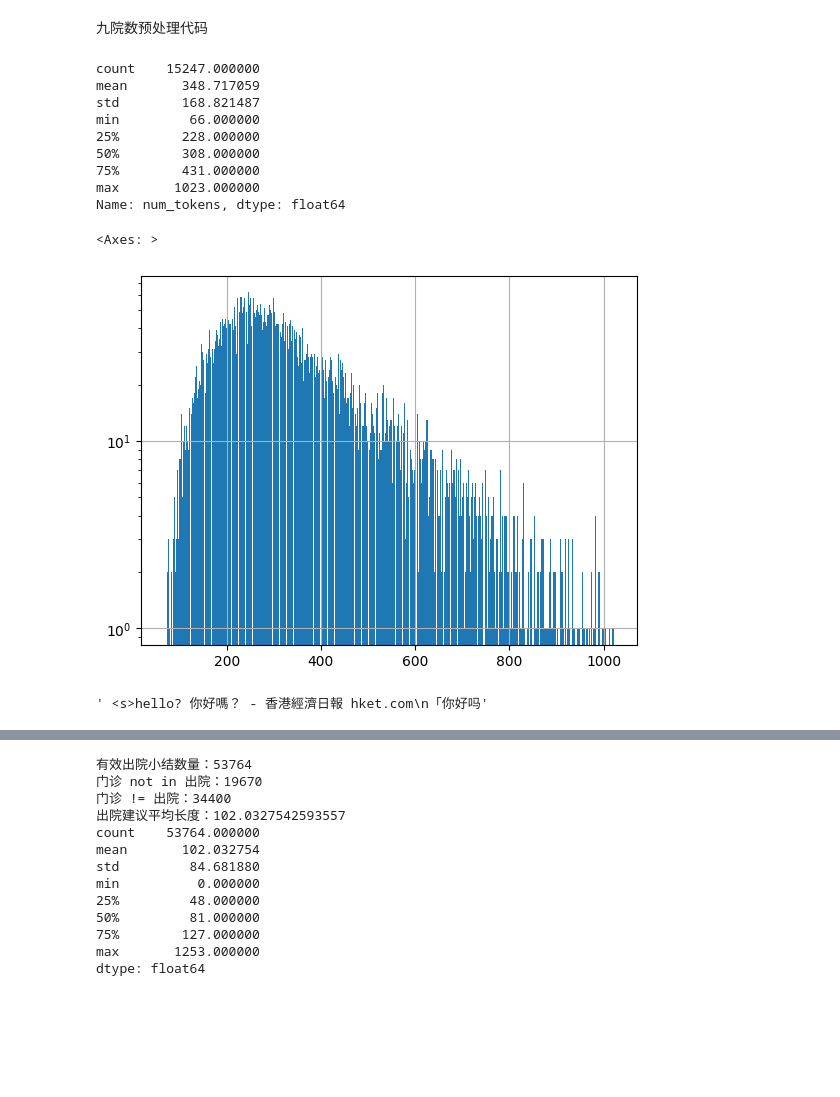
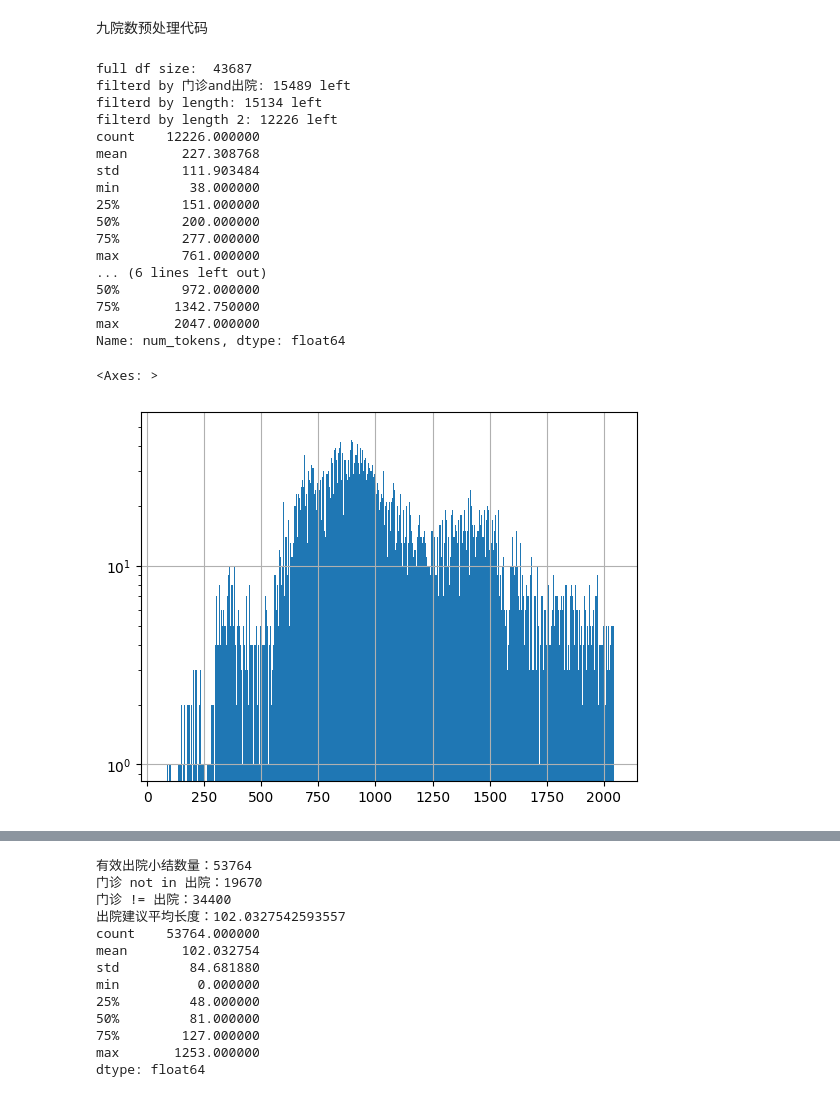
Before and after one commit to MaxLEAF3824/gpt_re, a Jupyter notebook: dp.ipynb, the cells around one changed output, grey strips where cells are left out. Drawn from its saved outputs; the diff is of its cells as text; code cells hidden in the pictures; blank space fills up the shorter version.

```diff
--- a/dp.ipynb
+++ b/dp.ipynb
@@ -338,43 +338,72 @@ json.dump(checkout_data, open(output_path,'w'), ensure_ascii=False)
 # %%
 import json
 import os
 import pandas as pd
 from transformers import AutoTokenizer
 
 llm_tok = AutoTokenizer.from_pretrained(os.path.join(os.environ['my_models_dir'],'internlm-7b'), trust_remote_code=True)
 data_path = os.path.join(os.environ['my_datasets_dir'], "ninth/checkout_data_with_checks.json")
 eval_ratio = 0.1
-max_length = 1024
+max_length = 768
+max_length2 = 2048
 
 df = pd.read_json(data_path)
-df = df.apply(lambda r: r if (r['门诊诊断'] and r['出院诊断'] and r['门诊诊断'] not in r['出院诊断']) else None,axis=1).dropna()
-df = df.apply(lambda r: pd.Series(dict(
+print('full df size: ', df.shape[0])
+
+data_df = df.apply(lambda r: r if (r['门诊诊断'] and r['出院诊断'] and r['门诊诊断'] not in r['出院诊断']) else None,axis=1).dropna()
+data_df = data_df.apply(lambda r: pd.Series(dict(
     input="性别:"+r['性别']+"\n年龄:"+r['年龄']+"\n入院时主要症状及体征:"+r['入院时主要症状及体征']+"\n特殊检查及重要会诊:"+r['特殊检查及重要会诊'],
     data=r['完整化验结果'],
-    output="出院诊断:"+r['出院诊断']+"\n出院后建议:"+r['出院后建议'])),axis=1)
-df = df.sample(frac=1)
-df['num_tokens'] = df.apply(lambda r : len(llm_tok(r['input']+r['output'])['input_ids']),axis=1)
-df = df[df['num_tokens'] < max_length]
-train_df = df.iloc[:int(len(df)*(1-eval_ratio))]
-eval_df = df.iloc[int(len(df)*(1-eval_ratio)):]
+    output="出院诊断:"+r['出院诊断'])),axis=1)
+print(f"filterd by 门诊and出院: {data_df.shape[0]} left")
+
+data_df['num_tokens'] = data_df.apply(lambda r : len(llm_tok(r['input']+r['output'])['input_ids']),axis=1)
+data_df = data_df[data_df['num_tokens'] < max_length]
+print(f"filterd by length: {data_df.shape[0]} left")
+
+data_df = data_df.sample(frac=1)
+data_df_text_dicts = data_df.apply(lambda r: pd.Series(dict(input=r['input']+'完整化验结果: '+', '.join([f"{k}:{v.replace('[','').replace(']','')}" for dict in r['data'] for (k,v) in dict['values'].items()]),output=r['output'])), axis=1)
+data_df_text_dicts['num_tokens'] = data_df_text_dicts.apply(lambda r : len(llm_tok(r['input']+r['output'])['input_ids']),axis=1)
+
+data_df = data_df[data_df_text_dicts['num_tokens'] < max_length2]
+data_df_text_dicts = data_df_text_dicts[data_df_text_dicts['num_tokens'] < max_length2]
+data_df_no_dicts = data_df.drop(columns=['data'])
+print(f'filterd by length 2: {data_df.shape[0]} left')
+
+train_df = data_df.iloc[:int(len(data_df)*(1-eval_ratio))]
+eval_df = data_df.iloc[int(len(data_df)*(1-eval_ratio)):]
+train_df_text_dicts = data_df_text_dicts.iloc[:int(len(data_df_text_dicts)*(1-eval_ratio))]
+eval_df_text_dicts = data_df_text_dicts.iloc[int(len(data_df_text_dicts)*(1-eval_ratio)):]
+train_df_no_dicts = data_df_no_dicts.iloc[:int(len(data_df_no_dicts)*(1-eval_ratio))]
+eval_df_no_dicts = data_df_no_dicts.iloc[int(len(data_df_no_dicts)*(1-eval_ratio)):]
+
 json.dump(train_df.to_dict(orient="records"), open(os.path.join(os.environ['my_datasets_dir'], "ninth/checkout_data_train.json"),'w'), ensure_ascii=False)
 json.dump(eval_df.to_dict(orient="records"), open(os.path.join(os.environ['my_datasets_dir'], "ninth/checkout_data_eval.json"),'w'), ensure_ascii=False)
-print(df['num_tokens'].describe())
-df['num_tokens'].hist(bins=df['num_tokens'].max(),log=True)
+json.dump(train_df_no_dicts.to_dict(orient="records"), open(os.path.join(os.environ['my_datasets_dir'], "ninth/checkout_data_train_no_dicts.json"),'w'), ensure_ascii=False)
+json.dump(eval_df_no_dicts.to_dict(orient="records"), open(os.path.join(os.environ['my_datasets_dir'], "ninth/checkout_data_eval_no_dicts.json"),'w'), ensure_ascii=False)
+json.dump(train_df_text_dicts.to_dict(orient="records"), open(os.path.join(os.environ['my_datasets_dir'], "ninth/checkout_data_train_text_dicts.json"),'w'), ensure_ascii=False)
+json.dump(eval_df_text_dicts.to_dict(orient="records"), open(os.path.join(os.environ['my_datasets_dir'], "ninth/checkout_data_eval_text_dicts.json"),'w'), ensure_ascii=False)
+
+print(data_df['num_tokens'].describe())
+print(data_df_text_dicts['num_tokens'].describe())
+data_df_text_dicts['num_tokens'].hist(bins=1000,log=True)
 # %% [output]
-count    15247.000000
-mean       348.717059
-std        168.821487
-min         66.000000
-25%        228.000000
-50%        308.000000
-75%        431.000000
-max       1023.000000
+full df size:  43687
+filterd by 门诊and出院: 15489 left
+filterd by length: 15134 left
+filterd by length 2: 12226 left
+count    12226.000000
+mean       227.308768
+std        111.903484
+min         38.000000
+25%        151.000000
+50%        200.000000
+75%        277.000000
+max        761.000000
+... (6 lines left out)
+50%        972.000000
+75%       1342.750000
+max       2047.000000
 Name: num_tokens, dtype: float64
 <Axes: >
-[figure, old version]
+[figure, new version]
-# %%
-llm_tok.decode([1, 15115,   345,   262, 76379, 65677, 99050,   612,   262, 67835,
-         72397, 60456, 62517,   436, 25917,  1042,   364, 99556, 60399, 75557])
-# %% [output]
-' <s>hello? 你好嗎？ - 香港經濟日報 hket.com\n「你好吗'
```
Also changed, not shown: parts of 1 cell of this notebook, 5 other files.
